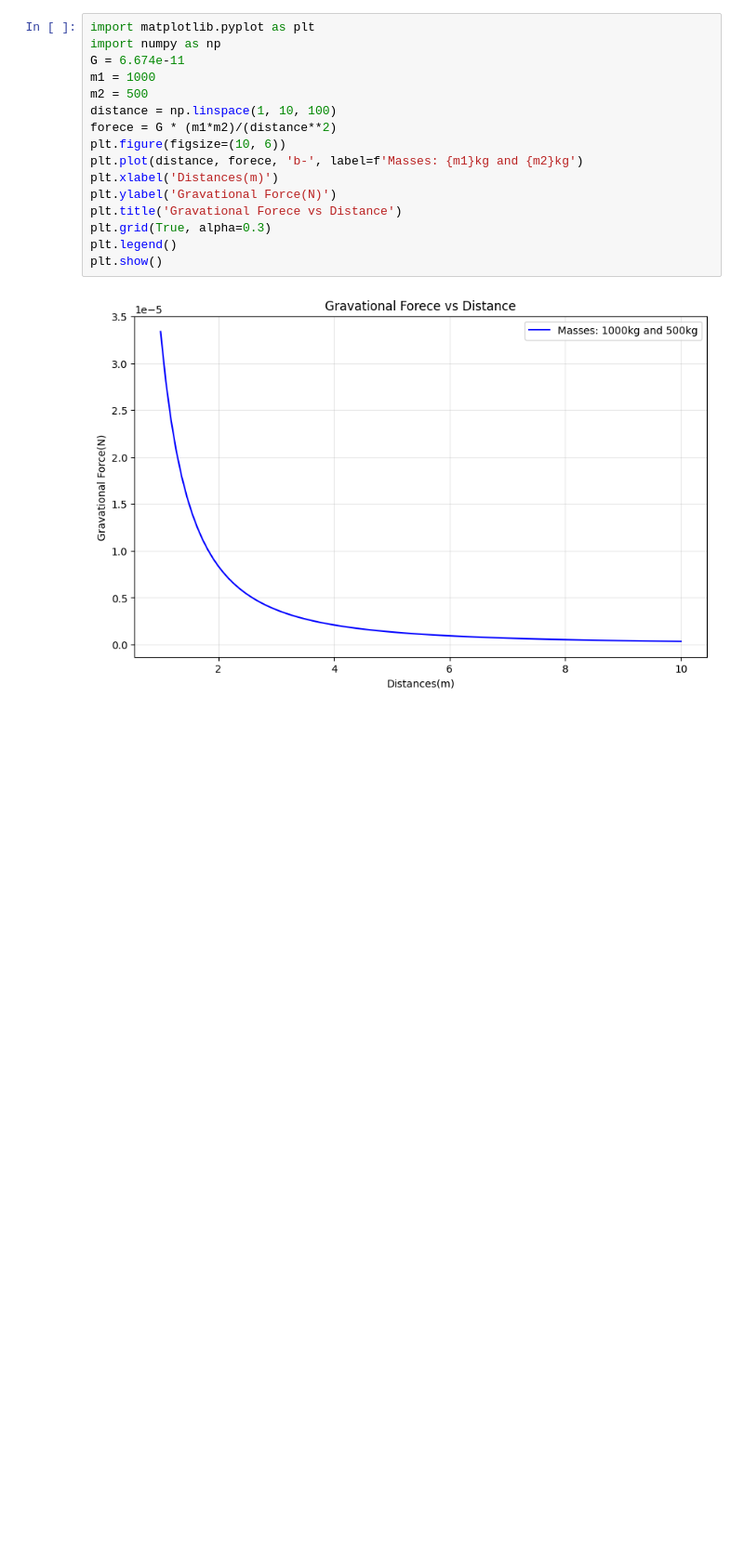
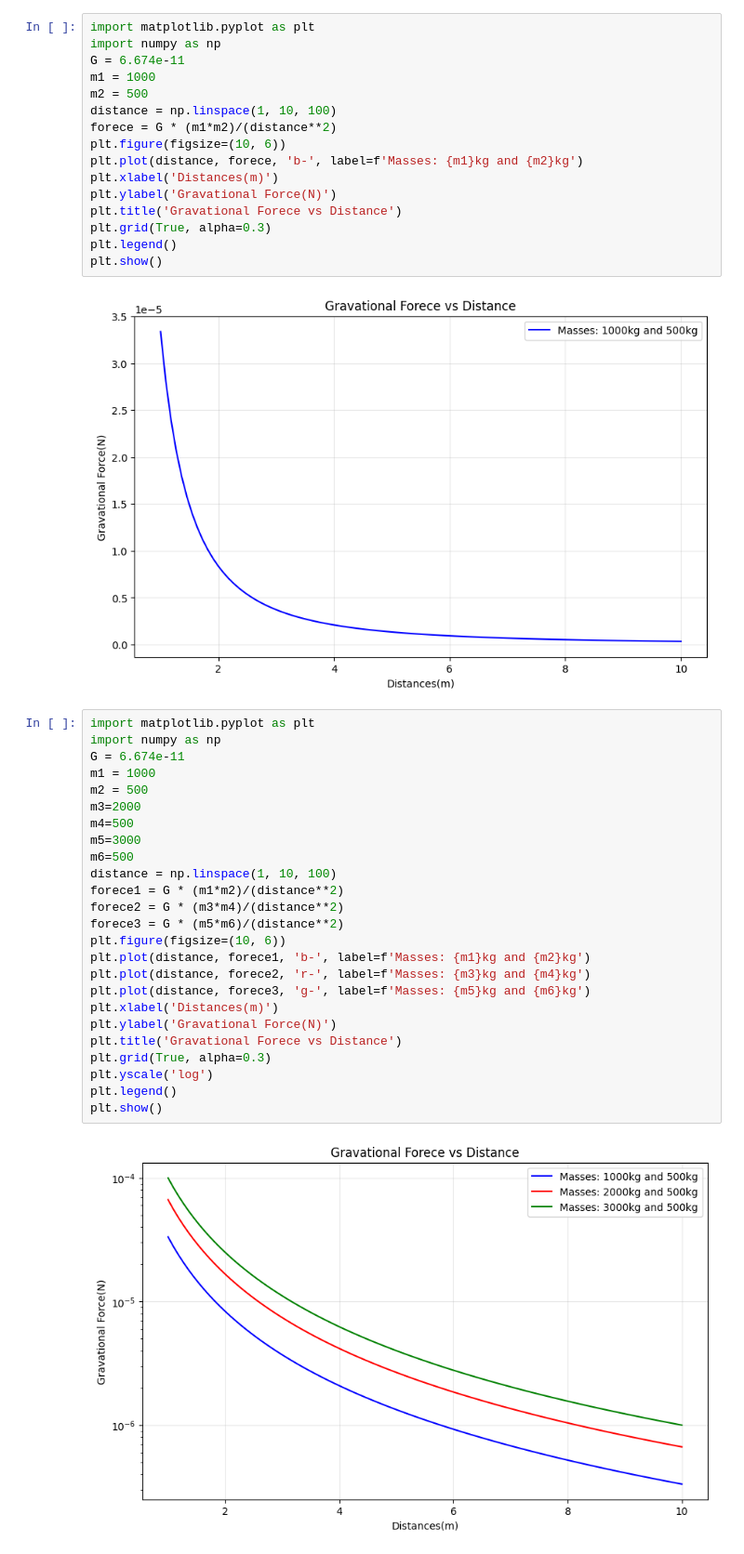
Before and after one commit to ivycollegiate-development/v2-52-plotting-with-formulas-comp_math, a Jupyter notebook: Ian/Ian.ipynb, the cells around one changed output. Shown: that part at 93% size. Saved outputs shown, nothing was run; the diff lists cells and outputs as text; blank space fills up the shorter version.

```diff
--- a/Ian/Ian.ipynb
+++ b/Ian/Ian.ipynb
@@ -42,3 +42,30 @@ plt.legend()
 plt.show()
 # %% [output]
 [figure]
+# %%
+import matplotlib.pyplot as plt
+import numpy as np
+G = 6.674e-11
+m1 = 1000
+m2 = 500
+m3=2000
+m4=500
+m5=3000
+m6=500
+distance = np.linspace(1, 10, 100)
+forece1 = G * (m1*m2)/(distance**2)
+forece2 = G * (m3*m4)/(distance**2)
+forece3 = G * (m5*m6)/(distance**2)
+plt.figure(figsize=(10, 6))
+plt.plot(distance, forece1, 'b-', label=f'Masses: {m1}kg and {m2}kg')
+plt.plot(distance, forece2, 'r-', label=f'Masses: {m3}kg and {m4}kg')
+plt.plot(distance, forece3, 'g-', label=f'Masses: {m5}kg and {m6}kg')
+plt.xlabel('Distances(m)')
+plt.ylabel('Gravational Force(N)')
+plt.title('Gravational Forece vs Distance')
+plt.grid(True, alpha=0.3)
+plt.yscale('log')
+plt.legend()
+plt.show()
+# %% [output]
+[figure, added]
```
